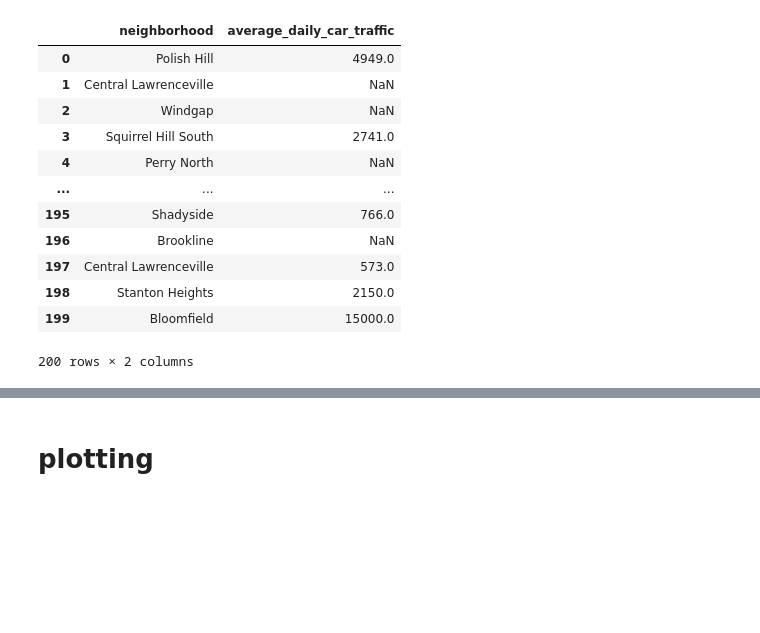
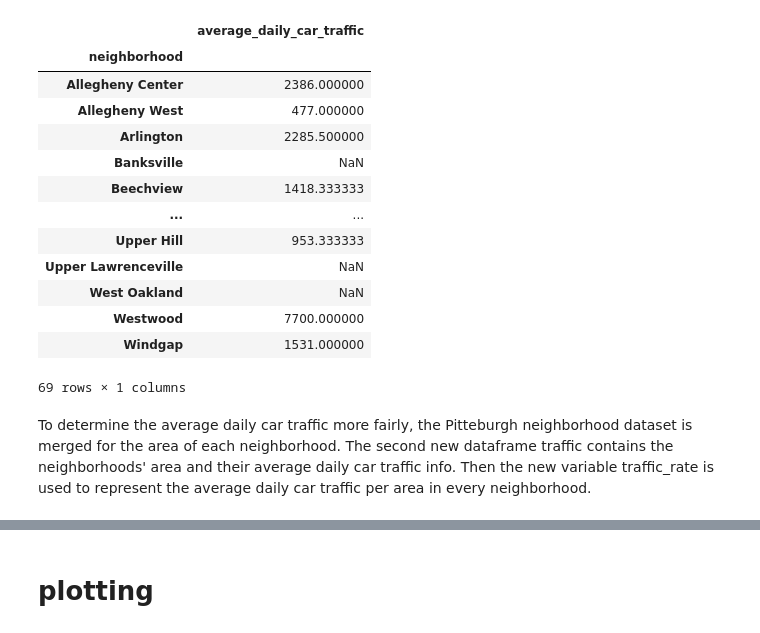
Before and after one commit to songxingyu1118/CMPINF10_Final_Project, a Jupyter notebook: Maeve's-Work.ipynb, the cells around one changed output, grey strips where cells are left out. Saved outputs shown, nothing was run; the diff lists cells and outputs as text; code cells hidden in the pictures; blank space fills up the shorter version.

```diff
--- a/Maeve's-Work.ipynb
+++ b/Maeve's-Work.ipynb
@@ -41,27 +48,26 @@ To determine the most satisfying neighborhoods according to their traffic counts
 # %%
 # group data set to find out each neighborhood's average daily car traffic
-traffic_count = traffic_count[["neighborhood", "average_daily_car_traffic"]]#GOOD
+traffic_count = traffic_count[["neighborhood", "average_daily_car_traffic"]]
 
 # GROUP BY NEIGHBORHOOD AND THEN CALCULATE THE MEAN OF THE TRAFFIC
+average_traffic = traffic_count.groupby("neighborhood").mean()
+
 # YOU GET AVERAGE TRAFFIC AMOUNT
-# MERGE WITH NEIGHBORHOOD DATA SO THAT YOU MERGE ON THE NEIGHBORHOOD
-# TAKE THE AVERGAE TRAFFIC AMOUNT AND DIVIDE BY NEIGHBORHOOD AREA TO STANDARDIZE DATA TO GET TRFFIC RATE PER AREA
-# NAME["NEW COL NAME"] = DATA[TRAFFIC] / DATA[AREA]
-# LOWER THE TRAFFIC RATE, THE BETTER
-
-
-traffic_count.head(200)
+average_traffic
 # %% [output]
-|  | neighborhood | average_daily_car_traffic |
-| 0 | Polish Hill | 4949.0 |
-| 1 | Central Lawrenceville | NaN |
-| 2 | Windgap | NaN |
-| 3 | Squirrel Hill South | 2741.0 |
-| 4 | Perry North | NaN |
-| ... | ... | ... |
-| 195 | Shadyside | 766.0 |
-| 196 | Brookline | NaN |
-| 197 | Central Lawrenceville | 573.0 |
-| 198 | Stanton Heights | 2150.0 |
-| 199 | Bloomfield | 15000.0 |
+|  | average_daily_car_traffic |
+| neighborhood |  |
+| Allegheny Center | 2386.000000 |
+| Allegheny West | 477.000000 |
+| Arlington | 2285.500000 |
+| Banksville | NaN |
+| Beechview | 1418.333333 |
+| ... | ... |
+| Upper Hill | 953.333333 |
+| Upper Lawrenceville | NaN |
+| West Oakland | NaN |
+| Westwood | 7700.000000 |
+| Windgap | 1531.000000 |
-200 rows × 2 columns
+69 rows × 1 columns
+# %% [markdown]
+To determine the average daily car traffic more fairly, the Pitteburgh neighborhood dataset is merged for the area of each neighborhood. The second new dataframe traffic contains the neighborhoods' area and their average daily car traffic info. Then the new variable traffic_rate is used to represent the average daily car traffic per area in every neighborhood.
```
Also changed, not shown: parts of 19 cells of this notebook, 3 other files.
